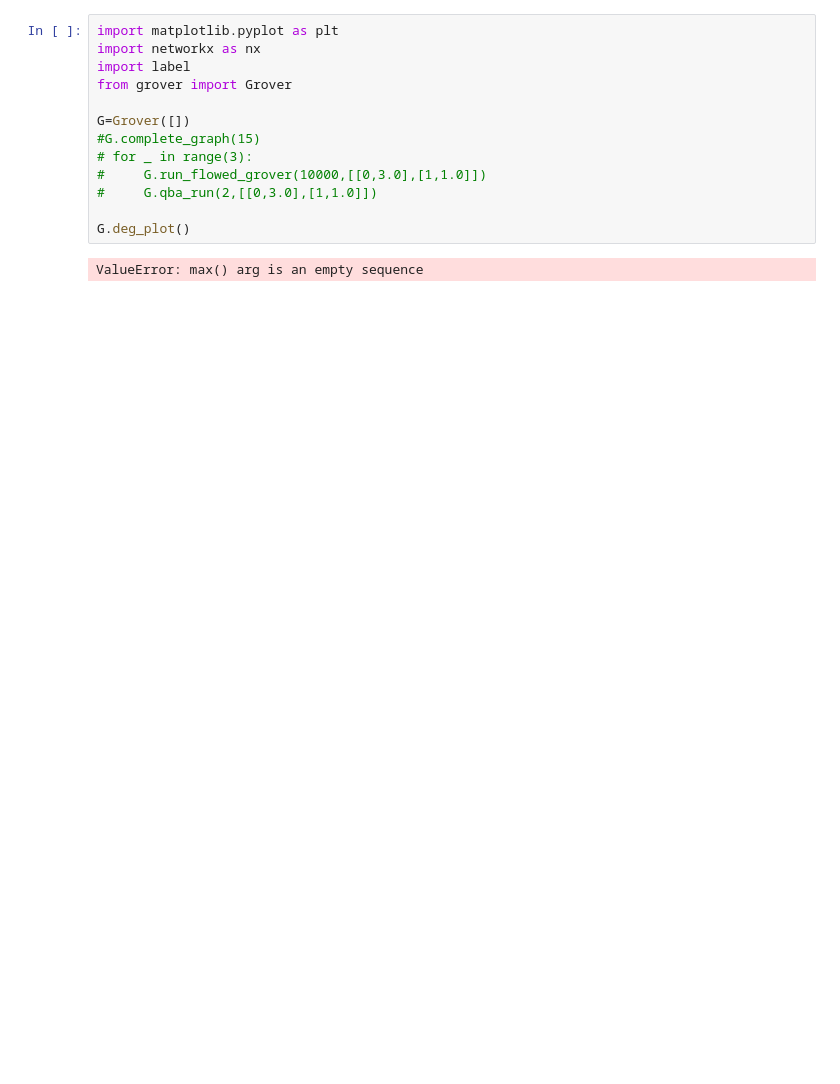
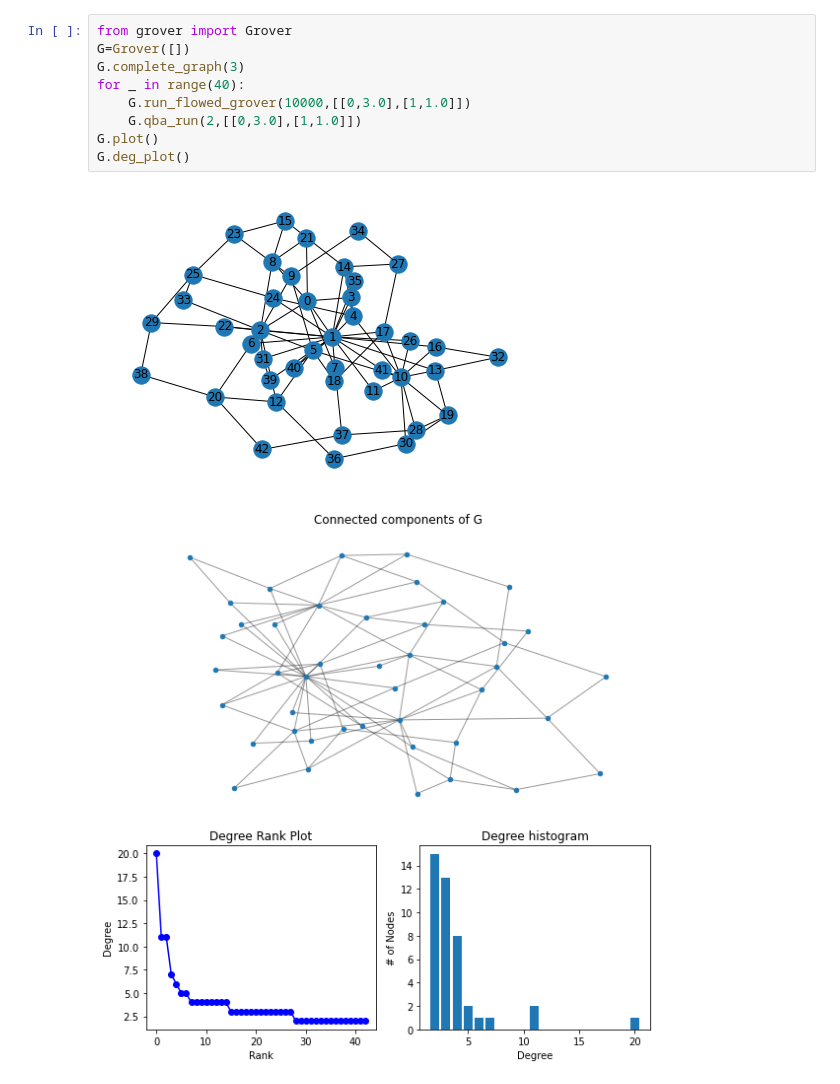
Before and after one commit to Tshou1219/qba, a Jupyter notebook: main.ipynb, the cells around one changed output. Saved outputs shown, nothing was run; the diff lists cells and outputs as text; blank space fills up the shorter version.

```diff
--- a/main.ipynb
+++ b/main.ipynb
@@ -128,17 +16,14 @@ G.plot()
 [2.0001260955509244, 2.999746461524909, 1.0004040725889431]
 [figure]
 # %%
-import matplotlib.pyplot as plt
-import networkx as nx
-import label
 from grover import Grover
-
 G=Grover([])
-#G.complete_graph(15)
-# for _ in range(3):
-#     G.run_flowed_grover(10000,[[0,3.0],[1,1.0]])
-#     G.qba_run(2,[[0,3.0],[1,1.0]])
-
+G.complete_graph(3)
+for _ in range(40):
+    G.run_flowed_grover(10000,[[0,3.0],[1,1.0]])
+    G.qba_run(2,[[0,3.0],[1,1.0]])
+G.plot()
 G.deg_plot()
 # %% [output]
-ValueError: max() arg is an empty sequence
+[figure, added]
+[figure, added]
```
Also changed, not shown: parts of 6 cells of this notebook, 3 other files.
